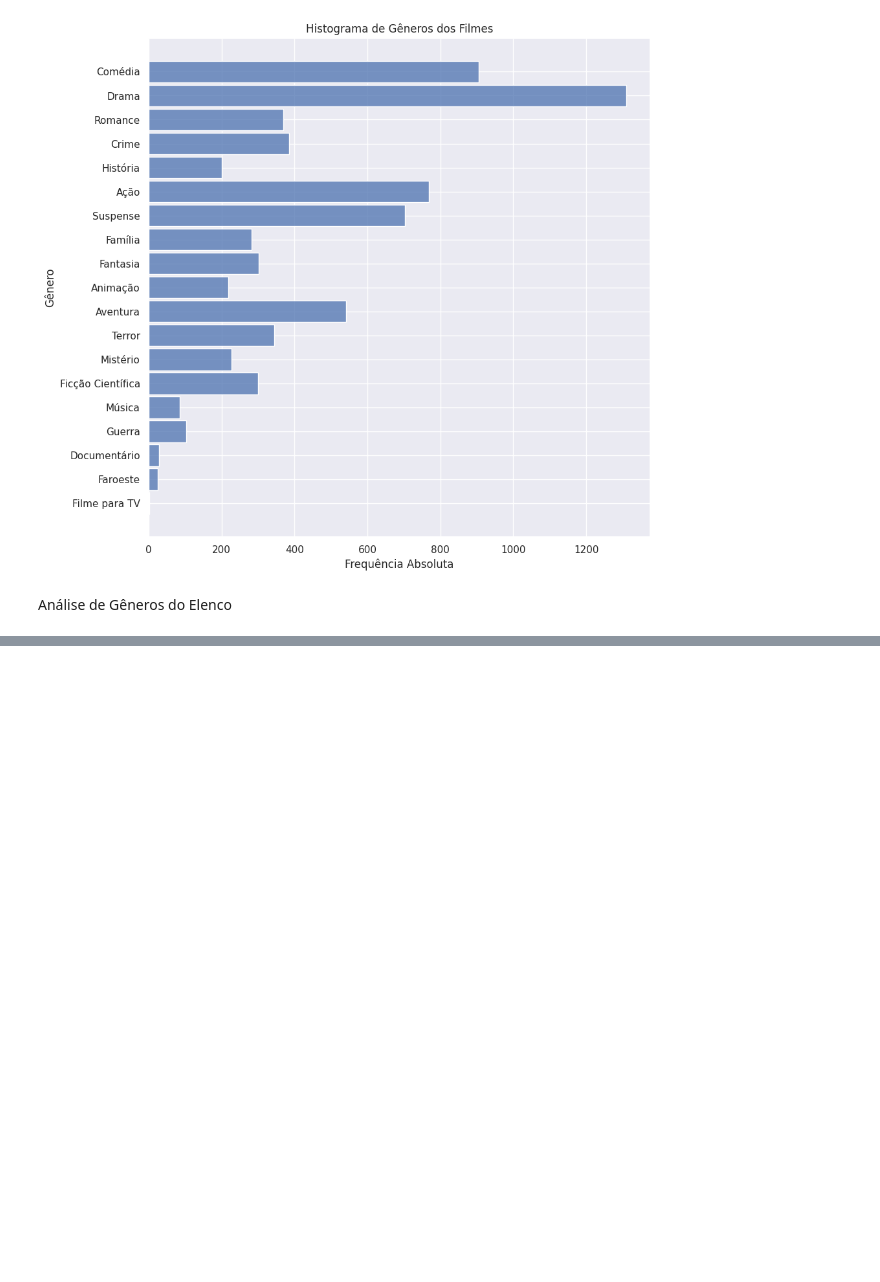
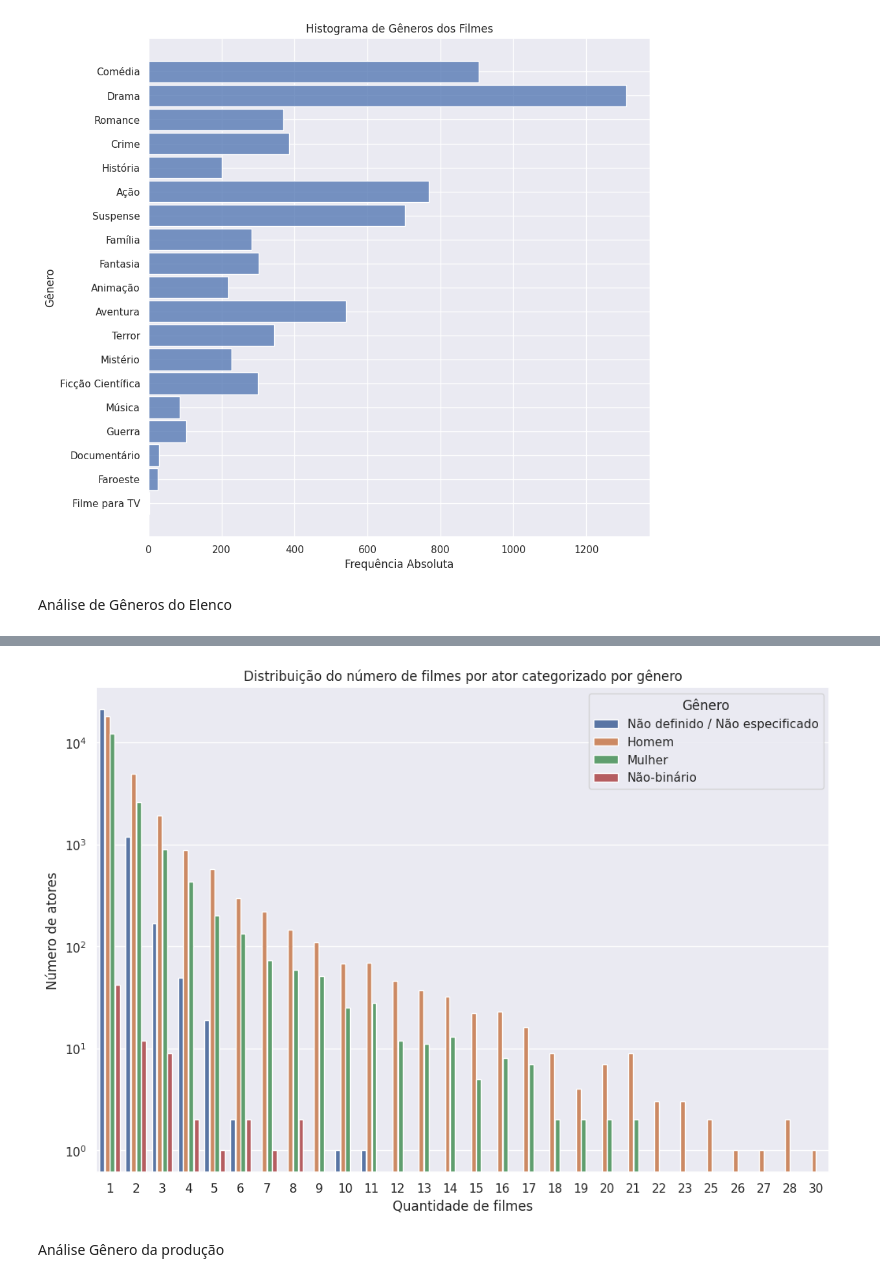
Before and after one commit to gustavo-oo/movie-data, a Jupyter notebook: data-visualizer.ipynb, the cells around one changed output, grey strips where cells are left out. Cells and saved outputs as stored; diff of their text form; code cells hidden in the pictures; blank space fills up the shorter version.

```diff
--- a/data-visualizer.ipynb
+++ b/data-visualizer.ipynb
@@ -454,0 +493,35 @@ plt.show()
+# %%
+plt.figure(figsize=(12, 8))
+plt.title('Distribuição do número de filmes por ator categorizado por gênero')
+plt.xlabel('Quantidade de filmes')
+plt.ylabel('Número de atores')
+plt.yscale('log')
+plt.legend(title='Gênero')
+
+# plt.yticks(np.arange(0, 11, 1))
+top_names = df_normalized_translated[["gender", "name"]].value_counts().reset_index(name='movies_amount')
+movies_count = top_names[['movies_amount', 'gender']].value_counts().reset_index()
+movies_count
+movies_count.columns = ['movies_amount', 'gender', 'num_actors']
+plt.yscale('log')
+ax = sns.barplot(x='movies_amount', y='num_actors', data=movies_count, hue="gender", gap= 0.1)
+ax.get_legend().set_title("Gênero")
+# ax.tick_params(axis='x', labelsize=10)
+
+
+# top_names = top_names.groupby('gender').head(20)
+# sns.histplot(x='count', y='gender', data=top_names, hue='gender')
+
+# sns.barplot(x='count', y='name', hue='gender', data=top_names, orient='h')
+
+# plt.show()
+# plt.xticks(np.arange(0, 31, 1))
+# plt.grid(True, which='both', axis='both')
+# sns.barplot(data=top_names, x="count", hue="gender",  multiple="stack", bins=50)
+# plt.show()
+
+# top_names
+# %% [output]
+[figure, added]
+# %% [markdown]
+Análise Gênero da produção
```
Also changed, not shown: parts of 20 cells of this notebook, 12 other files.
